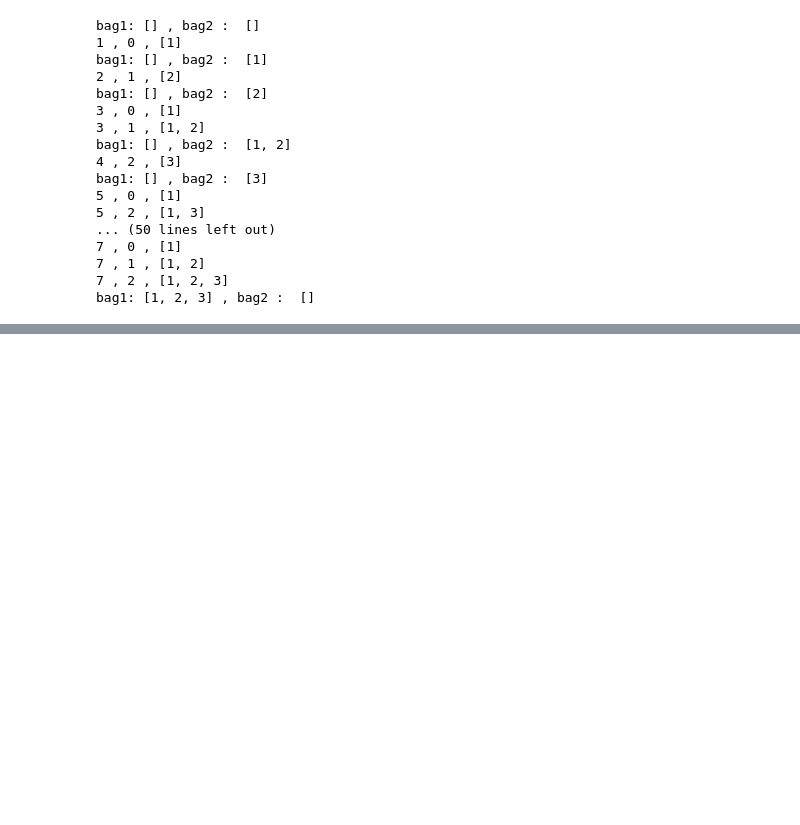
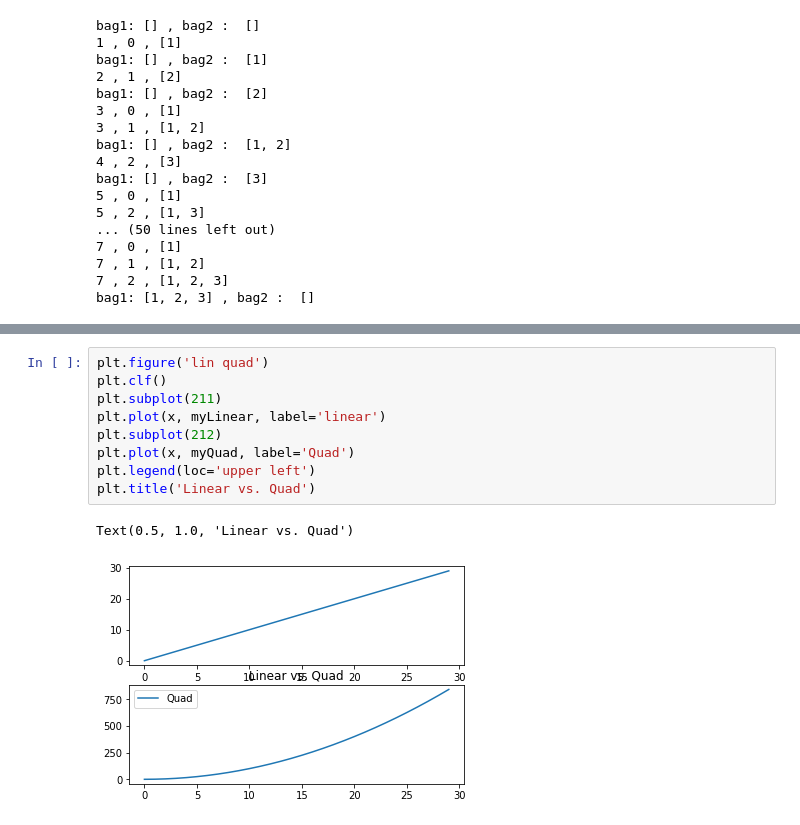
Before and after one commit to SYYoung/MIT, a Jupyter notebook: Python_2/test1.ipynb, the cells around one changed output, grey strips where cells are left out. Cells and saved outputs as stored; diff of their text form; blank space fills up the shorter version.

```diff
--- a/Python_2/test1.ipynb
+++ b/Python_2/test1.ipynb
@@ -185,0 +209,12 @@ bag1: [1, 2, 3] , bag2 :  []
+# %%
+plt.figure('lin quad')
+plt.clf()
+plt.subplot(211)
+plt.plot(x, myLinear, label='linear')
+plt.subplot(212)
+plt.plot(x, myQuad, label='Quad')
+plt.legend(loc='upper left')
+plt.title('Linear vs. Quad')
+# %% [output]
+Text(0.5, 1.0, 'Linear vs. Quad')
+[figure, added]
```
Also changed, not shown: parts of 17 cells of this notebook, 56 other files.
